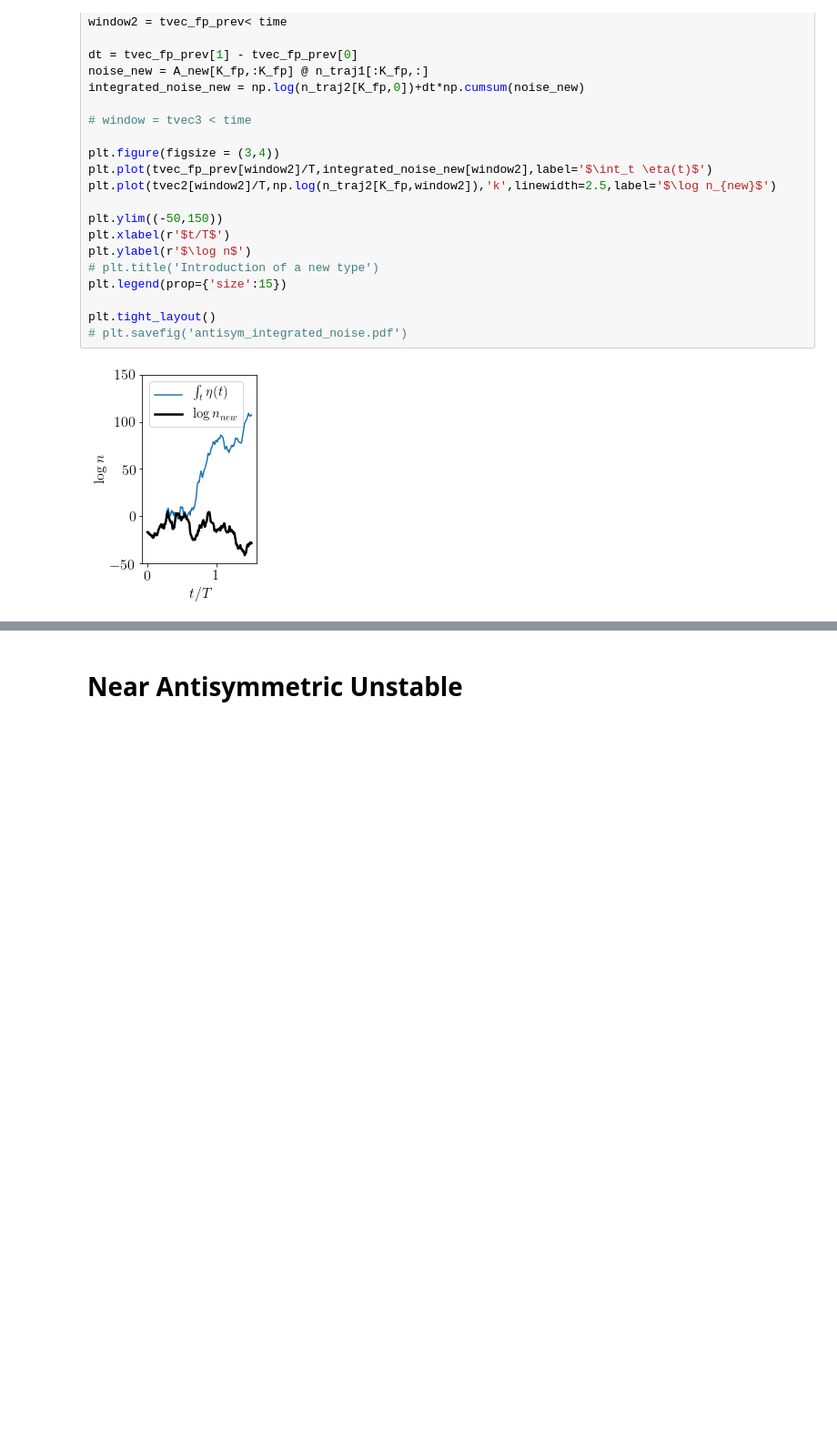
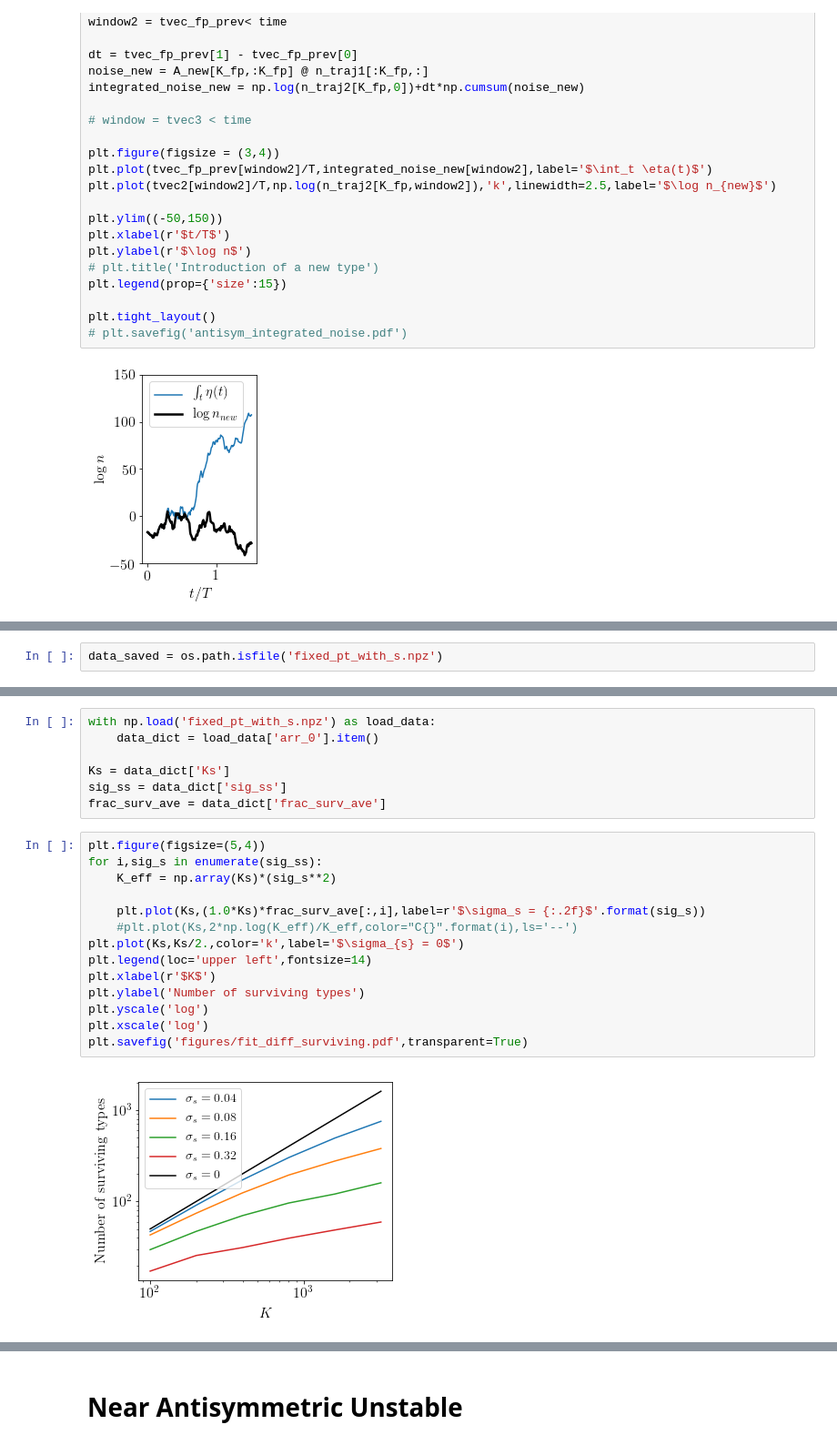
Before and after one commit to eco-theory/Island-eco-figures, a Jupyter notebook: Figure_plotting_2019_02.ipynb, the cells around one changed output, grey strips where cells are left out. Shown at 91% size. Drawn from its saved outputs; the diff is of its cells as text; blank space fills up the shorter version.

```diff
--- a/Figure_plotting_2019_02.ipynb
+++ b/Figure_plotting_2019_02.ipynb
@@ -357,0 +362,2 @@ plt.tight_layout()
+# %%
+data_saved = os.path.isfile('fixed_pt_with_s.npz')
@@ -357,0 +406,23 @@ plt.tight_layout()
+# %%
+with np.load('fixed_pt_with_s.npz') as load_data:
+    data_dict = load_data['arr_0'].item()
+
+Ks = data_dict['Ks']
+sig_ss = data_dict['sig_ss']
+frac_surv_ave = data_dict['frac_surv_ave']
+# %%
+plt.figure(figsize=(5,4))
+for i,sig_s in enumerate(sig_ss):
+    K_eff = np.array(Ks)*(sig_s**2)
+
+    plt.plot(Ks,(1.0*Ks)*frac_surv_ave[:,i],label=r'$\sigma_s = {:.2f}$'.format(sig_s))
+    #plt.plot(Ks,2*np.log(K_eff)/K_eff,color="C{}".format(i),ls='--')
+plt.plot(Ks,Ks/2.,color='k',label='$\sigma_{s} = 0$')
+plt.legend(loc='upper left',fontsize=14)
+plt.xlabel(r'$K$')
+plt.ylabel('Number of surviving types')
+plt.yscale('log')
+plt.xscale('log')
+plt.savefig('figures/fit_diff_surviving.pdf',transparent=True)
+# %% [output]
+[figure, added]
```
Also changed, not shown: parts of 15 cells of this notebook, 1 other file.
